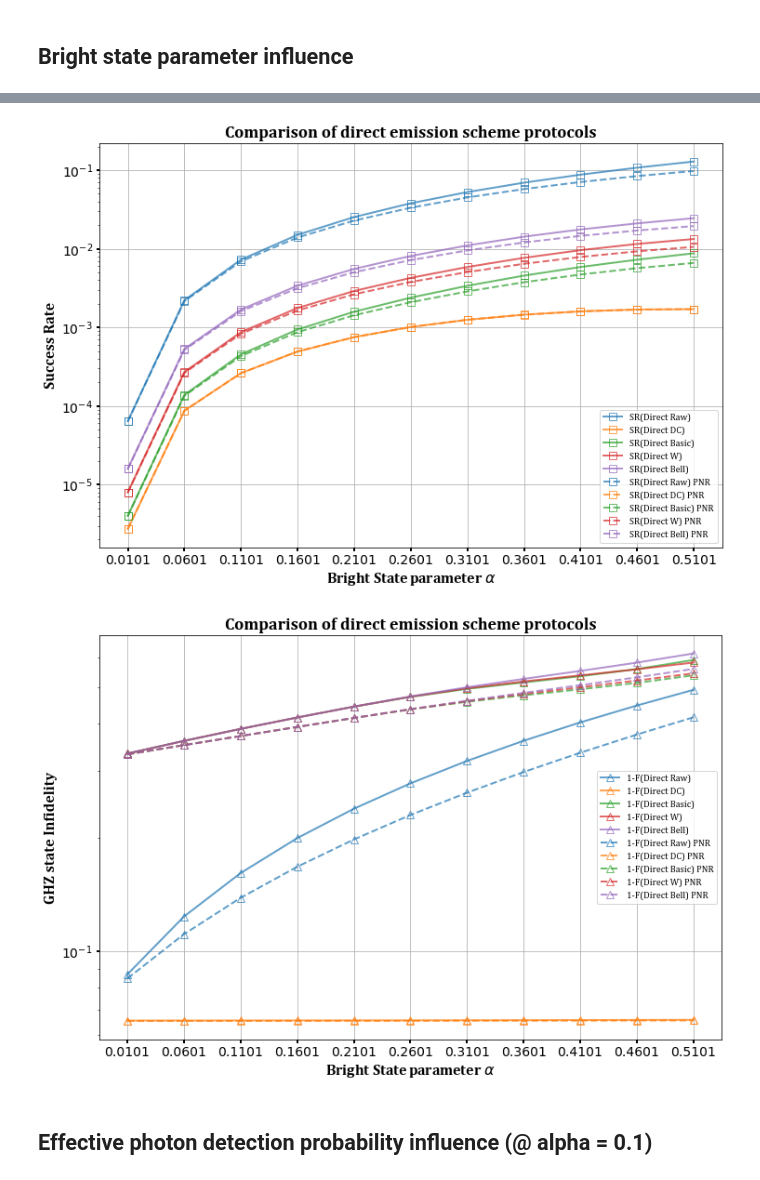
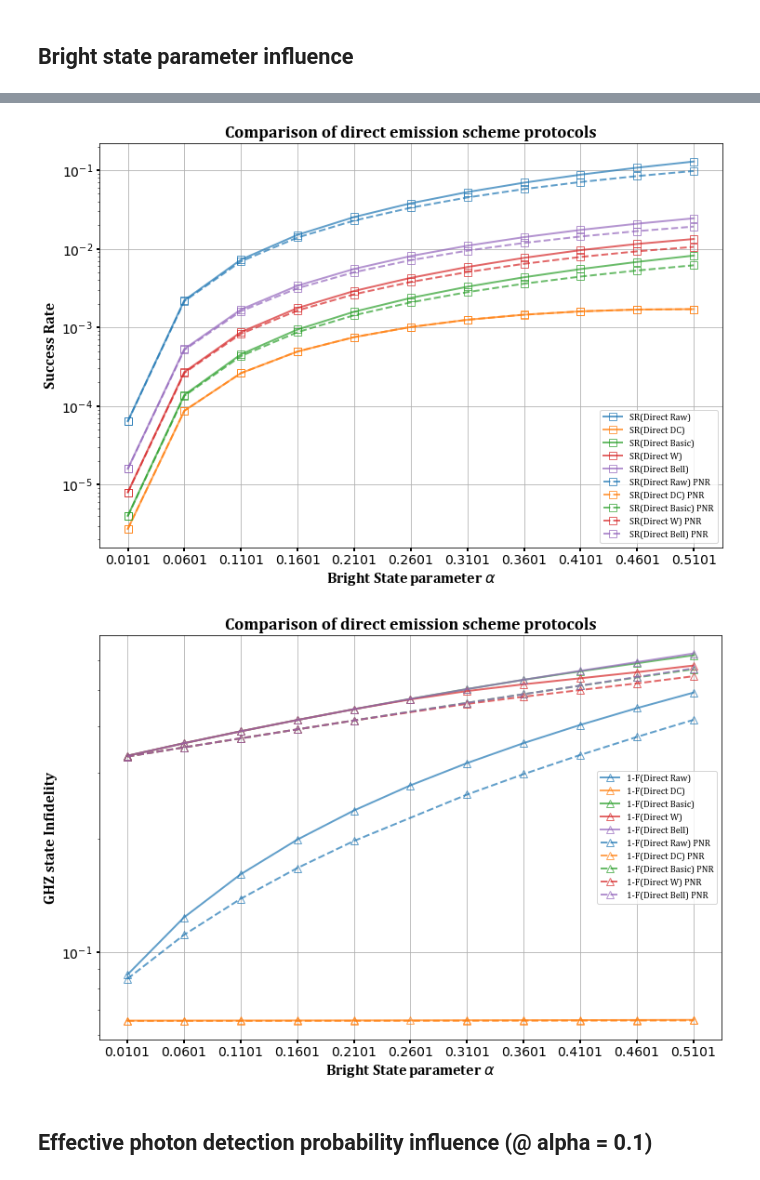
Before and after one commit to siddhantphy/emission_direct_scheme, a Jupyter notebook: results.ipynb, the cells around one changed output, grey strips where cells are left out. Saved outputs shown, nothing was run; the diff lists cells and outputs as text; code cells hidden in the pictures.

Commit message:
Resolved the 'NOISE' bug! And Mathematica Notebook finalized!

```diff
--- a/results.ipynb
+++ b/results.ipynb
@@ -86,46 +88,46 @@ pnr_bell_distilled_state_inf = []
 for alpha_val in alpha:
     print(f"alpha:{alpha_val}")
     bell_pair_parameters = {"ent_prot":"single_click","F_prep":0.999,"p_DE":0.01,"mu":0.95,"lambda":1,"eta":0.4474,"alpha":alpha_val}
-    raw_state_qc = QuantumCircuit(1,network_noise_type=100, bell_pair_parameters=bell_pair_parameters,T2n_idle=10,T1n_idle=np.inf,T2n_link=10,T1n_link=np.inf,T2e_idle=10,T1e_idle=np.inf,T2e_link=np.inf,T1e_link=np.inf)
+    raw_state_qc = QuantumCircuit(1,network_noise_type=100, bell_pair_parameters=bell_pair_parameters,T2n_idle=10,T1n_idle=10,T2n_link=10,T1n_link=10,T2e_idle=10,T1e_idle=10)
     raw_p.append(raw_state_qc.p_link)
     raw_inf.append(1-raw_state_qc.F_link)
 
-    dc_state_qc = QuantumCircuit(1,network_noise_type=101, bell_pair_parameters=bell_pair_parameters,T2n_idle=10,T1n_idle=np.inf,T2n_link=10,T1n_link=np.inf,T2e_idle=10,T1e_idle=np.inf,T2e_link=np.inf,T1e_link=np.inf)
+    dc_state_qc = QuantumCircuit(1,network_noise_type=101, bell_pair_parameters=bell_pair_parameters,T2n_idle=10,T1n_idle=10,T2n_link=10,T1n_link=10,T2e_idle=10,T1e_idle=10)
     dc_state_p.append(dc_state_qc.p_link)
     dc_state_inf.append(1-dc_state_qc.F_link)
 
-    basic_distilled_state_qc = QuantumCircuit(1,network_noise_type=103, bell_pair_parameters=bell_pair_parameters,T2n_idle=10,T1n_idle=np.inf,T2n_link=10,T1n_link=np.inf,T2e_idle=10,T1e_idle=np.inf,T2e_link=np.inf,T1e_link=np.inf)
+    basic_distilled_state_qc = QuantumCircuit(1,network_noise_type=103, bell_pair_parameters=bell_pair_parameters,T2n_idle=10,T1n_idle=10,T2n_link=10,T1n_link=10,T2e_idle=10,T1e_idle=10)
     basic_state_p.append(basic_distilled_state_qc.p_link)
     basic_state_inf.append(1-basic_distilled_state_qc.F_link)
 
-    w_distilled_state_qc = QuantumCircuit(1,network_noise_type=104, bell_pair_parameters=bell_pair_parameters,T2n_idle=10,T1n_idle=np.inf,T2n_link=10,T1n_link=np.inf,T2e_idle=10,T1e_idle=np.inf,T2e_link=np.inf,T1e_link=np.inf)
+    w_distilled_state_qc = QuantumCircuit(1,network_noise_type=104, bell_pair_parameters=bell_pair_parameters,T2n_idle=10,T1n_idle=10,T2n_link=10,T1n_link=10,T2e_idle=10,T1e_idle=10)
     w_state_p.append(w_distilled_state_qc.p_link)
     w_state_inf.append(1-w_distilled_state_qc.F_link)
 
-    bell_distilled_state_qc = QuantumCircuit(1,network_noise_type=102, bell_pair_parameters=bell_pair_parameters,T2n_idle=10,T1n_idle=np.inf,T2n_link=10,T1n_link=np.inf,T2e_idle=10,T1e_idle=np.inf,T2e_link=np.inf,T1e_link=np.inf)
+    bell_distilled_state_qc = QuantumCircuit(1,network_noise_type=102, bell_pair_parameters=bell_pair_parameters,T2n_idle=10,T1n_idle=10,T2n_link=10,T1n_link=10,T2e_idle=10,T1e_idle=10)
     bell_distilled_state_p.append(bell_distilled_state_qc.p_link)
     bell_distilled_state_inf.append(1-bell_distilled_state_qc.F_link)
 
 for alpha_val in alpha:
     print(f"alpha:{alpha_val}")
     bell_pair_parameters = {"ent_prot":"single_click","F_prep":0.999,"p_DE":0.01,"mu":0.95,"lambda":1,"eta":0.4474,"alpha":alpha_val}
-    raw_state_qc = QuantumCircuit(1,network_noise_type=100, photon_number_resolution=True, bell_pair_parameters=bell_pair_parameters,T2n_idle=10,T1n_idle=np.inf,T2n_link=10,T1n_link=np.inf,T2e_idle=10,T1e_idle=np.inf,T2e_link=np.inf,T1e_link=np.inf)
+    raw_state_qc = QuantumCircuit(1,network_noise_type=100, photon_number_resolution=True, bell_pair_parameters=bell_pair_parameters,T2n_idle=10,T1n_idle=10,T2n_link=10,T1n_link=10,T2e_idle=10,T1e_idle=10)
     pnr_raw_p.append(raw_state_qc.p_link)
     pnr_raw_inf.append(1-raw_state_qc.F_link)
 
-    dc_state_qc = QuantumCircuit(1,network_noise_type=101, photon_number_resolution=True,bell_pair_parameters=bell_pair_parameters,T2n_idle=10,T1n_idle=np.inf,T2n_link=10,T1n_link=np.inf,T2e_idle=10,T1e_idle=np.inf,T2e_link=np.inf,T1e_link=np.inf)
+    dc_state_qc = QuantumCircuit(1,network_noise_type=101, photon_number_resolution=True,bell_pair_parameters=bell_pair_parameters,T2n_idle=10,T1n_idle=10,T2n_link=10,T1n_link=10,T2e_idle=10,T1e_idle=10)
     pnr_dc_state_p.append(dc_state_qc.p_link)
     pnr_dc_state_inf.append(1-dc_state_qc.F_link)
 
-    basic_distilled_state_qc = QuantumCircuit(1,network_noise_type=103, photon_number_resolution=True,bell_pair_parameters=bell_pair_parameters,T2n_idle=10,T1n_idle=np.inf,T2n_link=10,T1n_link=np.inf,T2e_idle=10,T1e_idle=np.inf,T2e_link=np.inf,T1e_link=np.inf)
+    basic_distilled_state_qc = QuantumCircuit(1,network_noise_type=103, photon_number_resolution=True,bell_pair_parameters=bell_pair_parameters,T2n_idle=10,T1n_idle=10,T2n_link=10,T1n_link=10,T2e_idle=10,T1e_idle=10)
     pnr_basic_state_p.append(basic_distilled_state_qc.p_link)
     pnr_basic_state_inf.append(1-basic_distilled_state_qc.F_link)
 
-    w_distilled_state_qc = QuantumCircuit(1,network_noise_type=104, photon_number_resolution=True,bell_pair_parameters=bell_pair_parameters,T2n_idle=10,T1n_idle=np.inf,T2n_link=10,T1n_link=np.inf,T2e_idle=10,T1e_idle=np.inf,T2e_link=np.inf,T1e_link=np.inf)
+    w_distilled_state_qc = QuantumCircuit(1,network_noise_type=104, photon_number_resolution=True,bell_pair_parameters=bell_pair_parameters,T2n_idle=10,T1n_idle=10,T2n_link=10,T1n_link=10,T2e_idle=10,T1e_idle=10)
     pnr_w_state_p.append(w_distilled_state_qc.p_link)
     pnr_w_state_inf.append(1-w_distilled_state_qc.F_link)
 
-    bell_distilled_state_qc = QuantumCircuit(1,network_noise_type=102, photon_number_resolution=True,bell_pair_parameters=bell_pair_parameters,T2n_idle=10,T1n_idle=np.inf,T2n_link=10,T1n_link=np.inf,T2e_idle=10,T1e_idle=np.inf,T2e_link=np.inf,T1e_link=np.inf)
+    bell_distilled_state_qc = QuantumCircuit(1,network_noise_type=102, photon_number_resolution=True,bell_pair_parameters=bell_pair_parameters,T2n_idle=10,T1n_idle=10,T2n_link=10,T1n_link=10,T2e_idle=10,T1e_idle=10)
     pnr_bell_distilled_state_p.append(bell_distilled_state_qc.p_link)
     pnr_bell_distilled_state_inf.append(1-bell_distilled_state_qc.F_link)
 
@@ -235,5 +237,5 @@ alpha:0.0601
 [figure]
-[figure, old version]
+[figure, new version]
 # %% [markdown]
 ## Effective photon detection probability influence (@ alpha = 0.1)
 # %%
```
Also changed, not shown: parts of 4 cells of this notebook, 1 other file.
